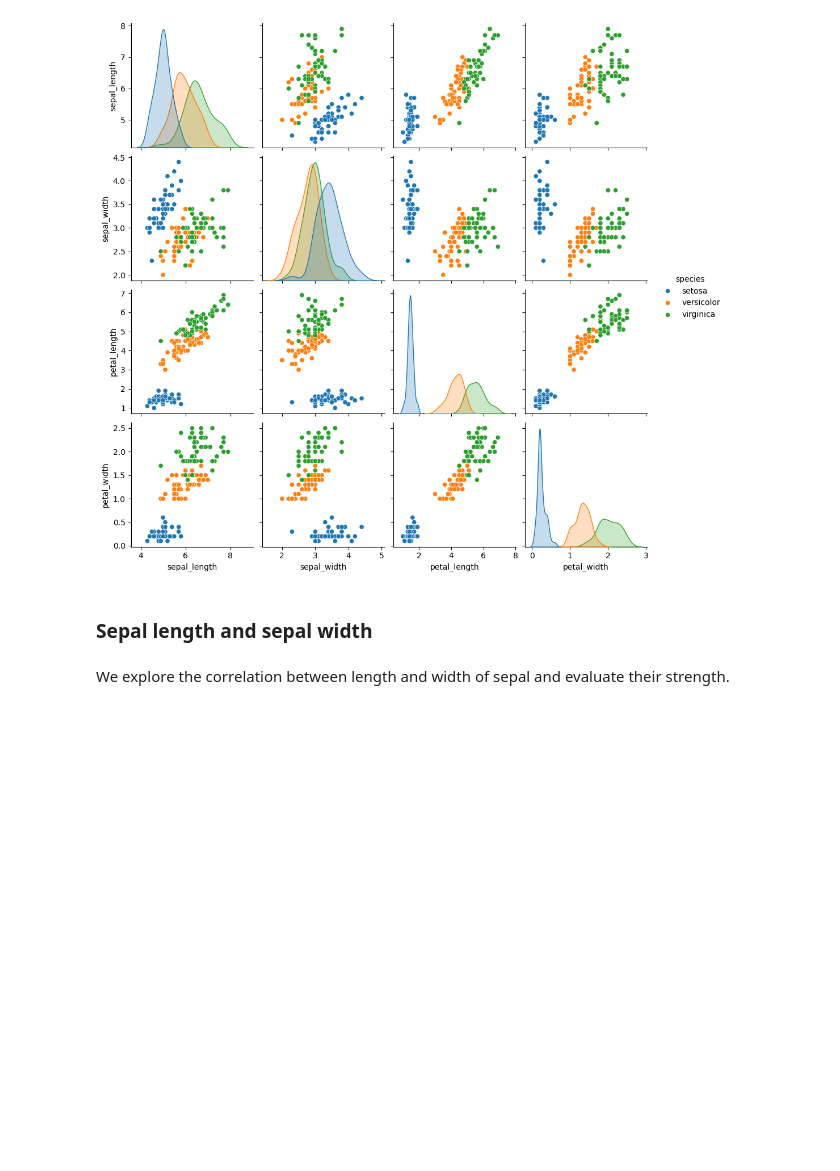
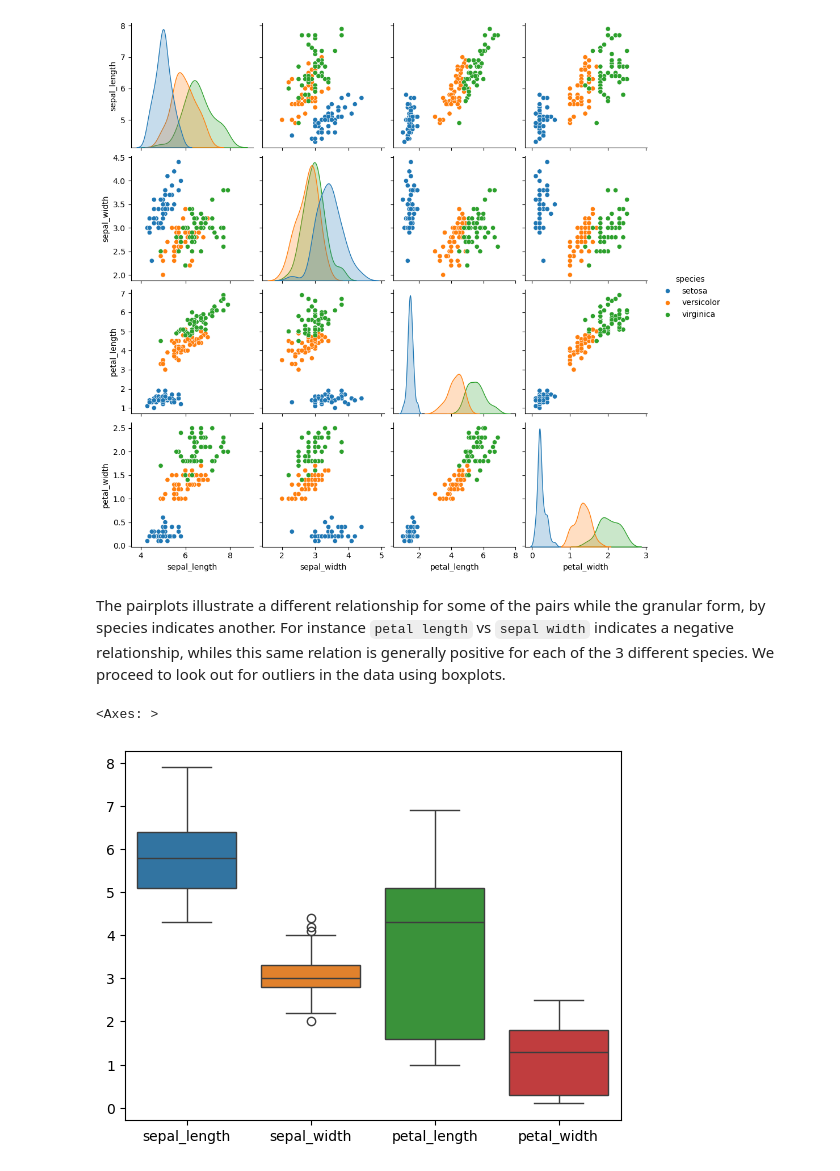
Before and after one commit to Mohammed-Hanan-Othman/datheon, a Jupyter notebook: task-1-iris/notebooks/iris-classification.ipynb, the cells around one changed output. Cells and saved outputs as stored; diff of their text form; code cells hidden in the pictures; blank space fills up the shorter version.

Commit message:
Added boxplots and variance distribution plots.

```diff
--- a/task-1-iris/notebooks/iris-classification.ipynb
+++ b/task-1-iris/notebooks/iris-classification.ipynb
@@ -145,9 +148,11 @@ sns.pairplot(df_iris, hue="species")
 <seaborn.axisgrid.PairGrid at 0x...>
 [figure]
 # %% [markdown]
-### Sepal length and sepal width
+The pairplots illustrate a different relationship for some of the pairs while the granular form, by species indicates another. For instance `petal length` vs `sepal width` indicates a negative relationship, whiles this same relation is generally positive for each of the 3 different species. We proceed to look out for outliers in the data using boxplots.
-# %% [markdown]
-We explore the correlation between length and width of sepal and evaluate their strength.
 # %%
-# Plot scatter diagram between sepal length and width
+# Checking for outliers
+sns.boxplot(df_iris)
+# %% [output]
+<Axes: >
+[figure, added]
 # %%
```
Also changed, not shown: parts of 7 cells of this notebook.
